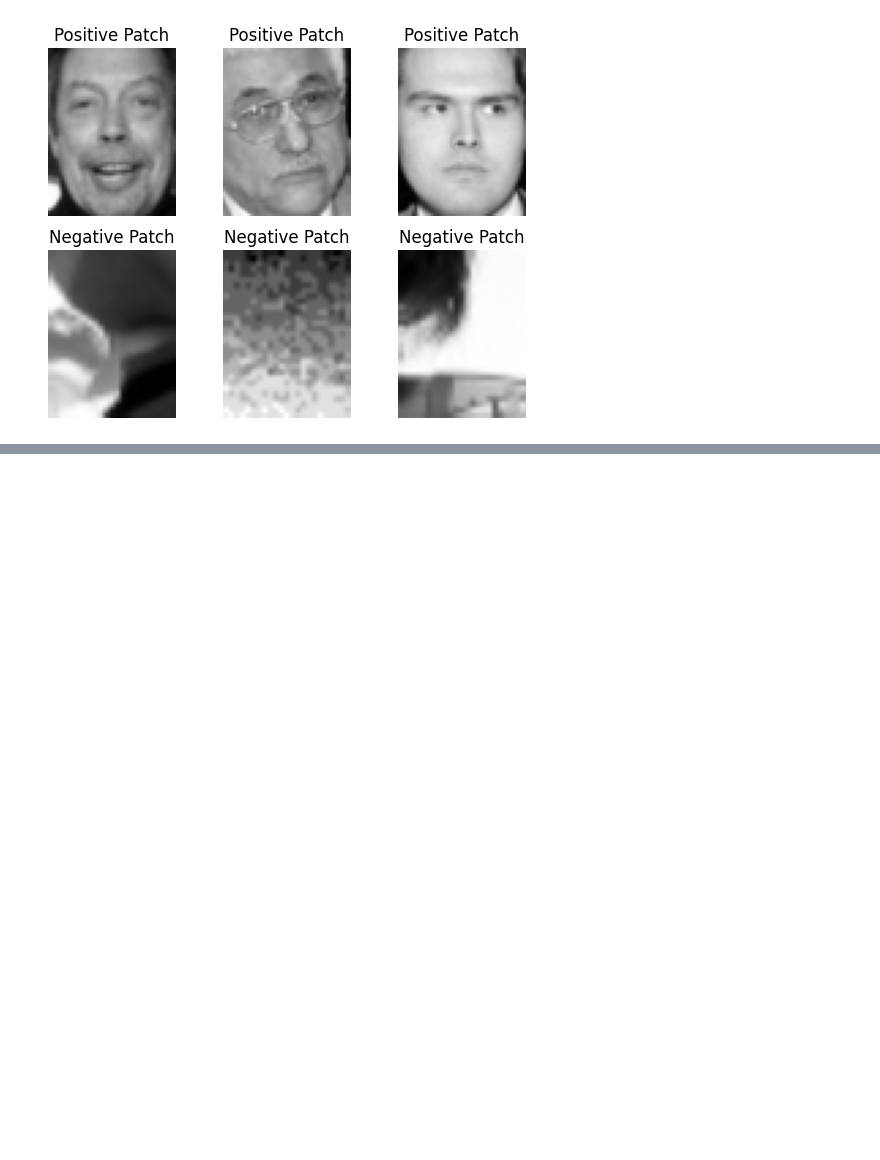
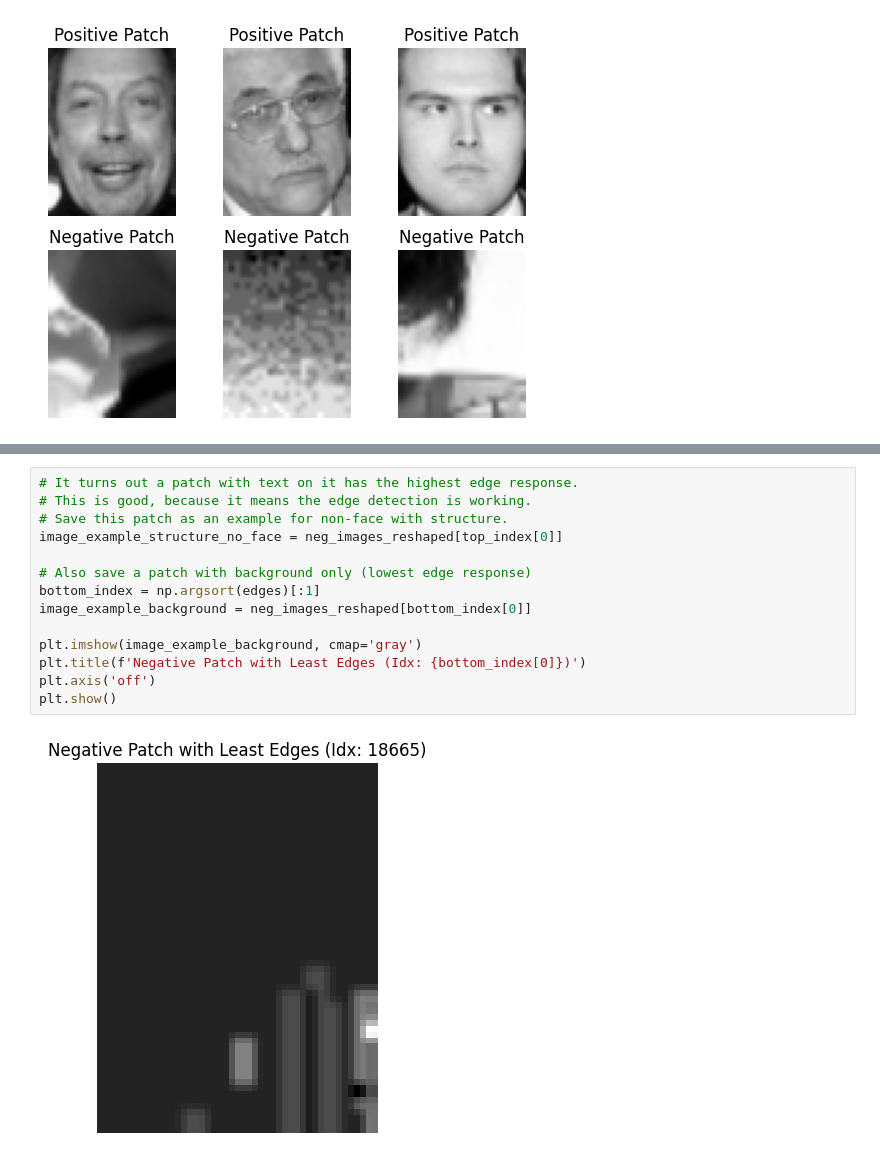
Before and after one commit to SailorJens/CV_Uni_Module, a Jupyter notebook: 5_11_FaceDetection_JensSegler.ipynb, the cells around one changed output, grey strips where cells are left out. Drawn from its saved outputs; the diff is of its cells as text; blank space fills up the shorter version.

```diff
--- a/5_11_FaceDetection_JensSegler.ipynb
+++ b/5_11_FaceDetection_JensSegler.ipynb
@@ -48,0 +65,16 @@ Negative patches reshaped: (30000, 62, 47)
+# %%
+# It turns out a patch with text on it has the highest edge response.
+# This is good, because it means the edge detection is working.
+# Save this patch as an example for non-face with structure.
+image_example_structure_no_face = neg_images_reshaped[top_index[0]]
+
+# Also save a patch with background only (lowest edge response)
+bottom_index = np.argsort(edges)[:1]
+image_example_background = neg_images_reshaped[bottom_index[0]]
+
+plt.imshow(image_example_background, cmap='gray')
+plt.title(f'Negative Patch with Least Edges (Idx: {bottom_index[0]})')
+plt.axis('off')
+plt.show()
+# %% [output]
+[figure, added]
```
Also changed, not shown: parts of 2 cells of this notebook.
